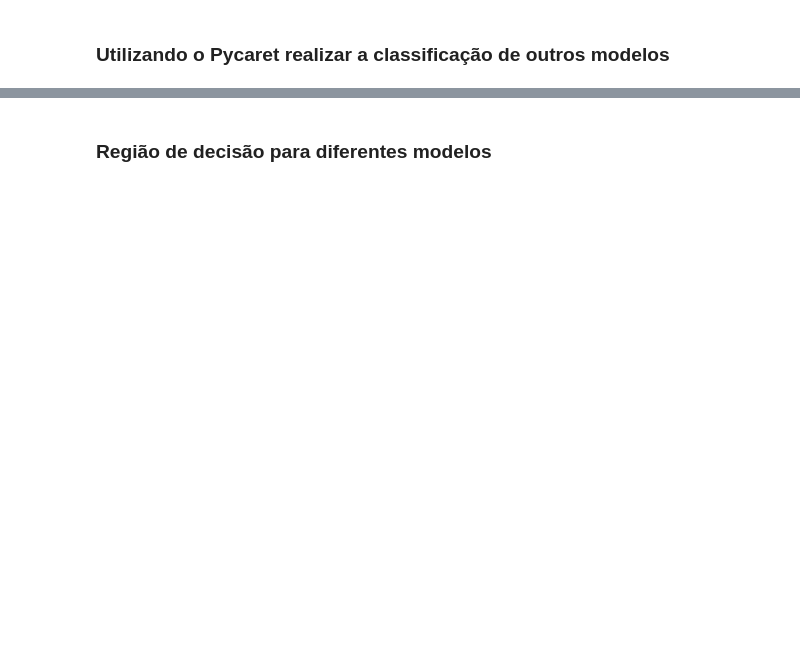
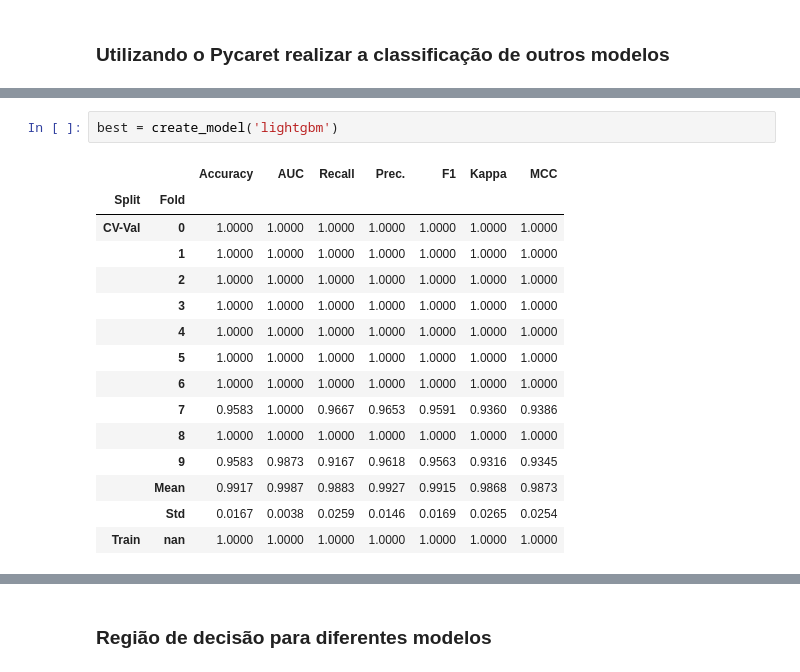
Before and after one commit to Heitorcp/sme_0829_apmaq, a Jupyter notebook: files/non_parametric_penguins_2.ipynb, the cells around one changed output, grey strips where cells are left out. Saved outputs shown, nothing was run; the diff lists cells and outputs as text; blank space fills up the shorter version.

```diff
--- a/files/non_parametric_penguins_2.ipynb
+++ b/files/non_parametric_penguins_2.ipynb
@@ -608,0 +597,18 @@ best = compare_models()
+# %%
+best = create_model('lightgbm')
+# %% [output]
+|  |  | Accuracy | AUC | Recall | Prec. | F1 | Kappa | MCC |
+| Split | Fold |  |  |  |  |  |  |  |
+| CV-Val | 0 | 1.0000 | 1.0000 | 1.0000 | 1.0000 | 1.0000 | 1.0000 | 1.0000 |
+|  | 1 | 1.0000 | 1.0000 | 1.0000 | 1.0000 | 1.0000 | 1.0000 | 1.0000 |
+|  | 2 | 1.0000 | 1.0000 | 1.0000 | 1.0000 | 1.0000 | 1.0000 | 1.0000 |
+|  | 3 | 1.0000 | 1.0000 | 1.0000 | 1.0000 | 1.0000 | 1.0000 | 1.0000 |
+|  | 4 | 1.0000 | 1.0000 | 1.0000 | 1.0000 | 1.0000 | 1.0000 | 1.0000 |
+|  | 5 | 1.0000 | 1.0000 | 1.0000 | 1.0000 | 1.0000 | 1.0000 | 1.0000 |
+|  | 6 | 1.0000 | 1.0000 | 1.0000 | 1.0000 | 1.0000 | 1.0000 | 1.0000 |
+|  | 7 | 0.9583 | 1.0000 | 0.9667 | 0.9653 | 0.9591 | 0.9360 | 0.9386 |
+|  | 8 | 1.0000 | 1.0000 | 1.0000 | 1.0000 | 1.0000 | 1.0000 | 1.0000 |
+|  | 9 | 0.9583 | 0.9873 | 0.9167 | 0.9618 | 0.9563 | 0.9316 | 0.9345 |
+|  | Mean | 0.9917 | 0.9987 | 0.9883 | 0.9927 | 0.9915 | 0.9868 | 0.9873 |
+|  | Std | 0.0167 | 0.0038 | 0.0259 | 0.0146 | 0.0169 | 0.0265 | 0.0254 |
+| Train | nan | 1.0000 | 1.0000 | 1.0000 | 1.0000 | 1.0000 | 1.0000 | 1.0000 |
```
Also changed, not shown: parts of 27 cells of this notebook.
